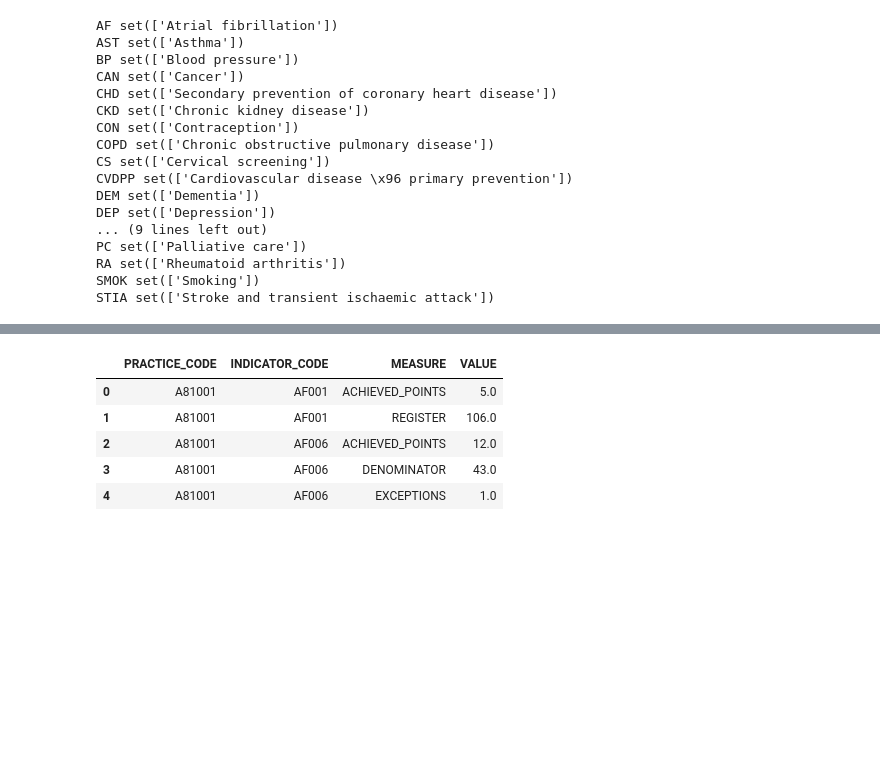
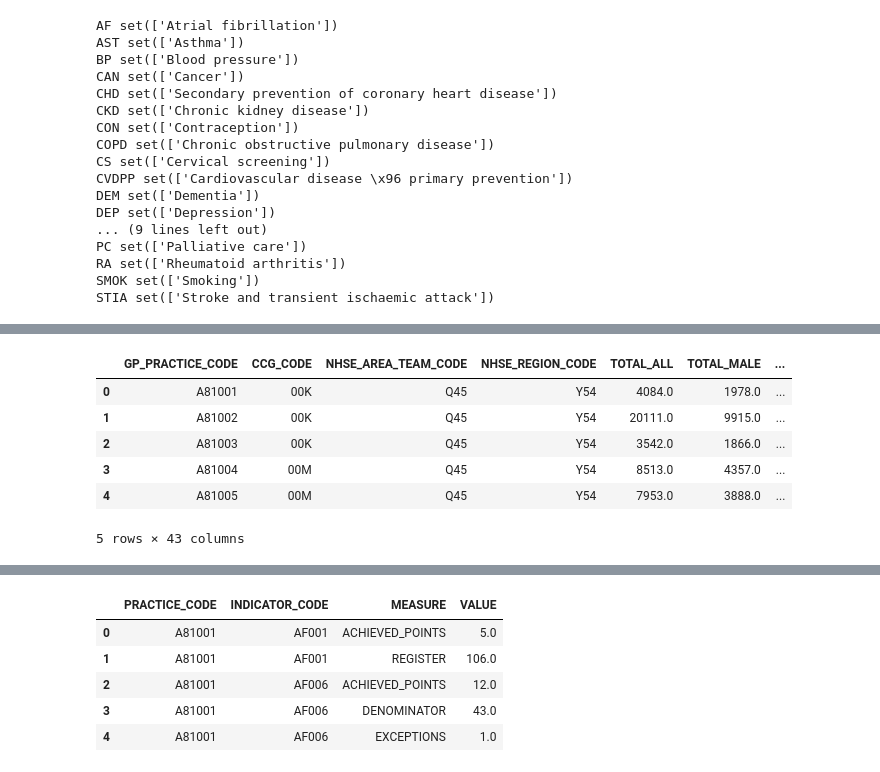
Before and after one commit to sagarjoglekar/2019_Health_Prescribe, a Jupyter notebook: GroundTruths.ipynb, the cells around one changed output, grey strips where cells are left out. Saved outputs shown, nothing was run; the diff lists cells and outputs as text; code cells hidden in the pictures; blank space fills up the shorter version.

```diff
--- a/GroundTruths.ipynb
+++ b/GroundTruths.ipynb
@@ -60,3 +64,5 @@ SMOK set(['Smoking'])
 STIA set(['Stroke and transient ischaemic attack'])
 # %%
 achievement_df= pd.read_csv('../BL_Work/grondTruths/ACHIEVEMENT.csv')
+# %%
+patients_pop = pd.read_csv('../BL_Work/grondTruths/gp-reg-patients-04-2013.csv')
@@ -62,0 +91,12 @@ achievement_df= pd.read_csv('../BL_Work/grondTruths/ACHIEVEMENT.csv')
+# %%
+patients_pop = patients_pop.dropna()
+# %%
+patients_pop.head()
+# %% [output]
+|  | GP_PRACTICE_CODE | CCG_CODE | NHSE_AREA_TEAM_CODE | NHSE_REGION_CODE | TOTAL_ALL | TOTAL_MALE | ... |
+| 0 | A81001 | 00K | Q45 | Y54 | 4084.0 | 1978.0 | ... |
+| 1 | A81002 | 00K | Q45 | Y54 | 20111.0 | 9915.0 | ... |
+| 2 | A81003 | 00K | Q45 | Y54 | 3542.0 | 1866.0 | ... |
+| 3 | A81004 | 00M | Q45 | Y54 | 8513.0 | 4357.0 | ... |
+| 4 | A81005 | 00M | Q45 | Y54 | 7953.0 | 3888.0 | ... |
+5 rows × 43 columns
```
Also changed, not shown: parts of 15 cells of this notebook, 4 other files.
